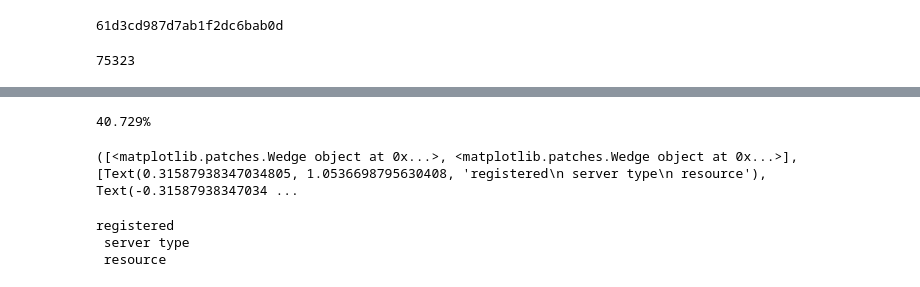
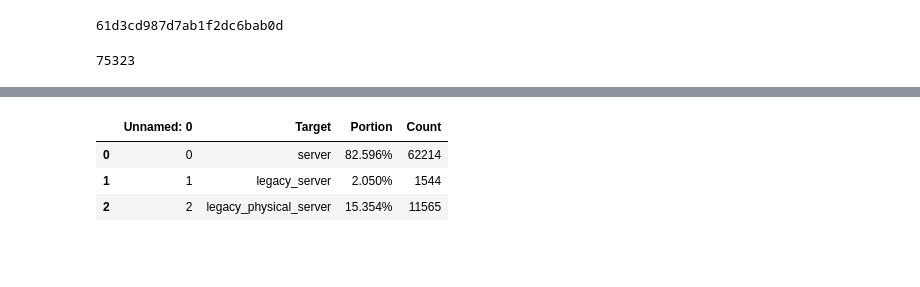
Before and after one commit to 2jimoo/statistics_with_mongodb_s3_papermill_k8s, a Jupyter notebook: resource_server_registration_rate.ipynb, the cells around one changed output, grey strips where cells are left out. Cells and saved outputs as stored; diff of their text form; code cells hidden in the pictures; blank space fills up the shorter version.

```diff
--- a/resource_server_registration_rate.ipynb
+++ b/resource_server_registration_rate.ipynb
@@ -98,14 +72,0 @@ To https://github.com/2jimoo/data_stastics
-# %%
-print(result[2][0].get_text())
-# %% [output]
-40.729%
-# %%
-print(result)
-# %% [output]
-([<matplotlib.patches.Wedge object at 0x...>, <matplotlib.patches.Wedge object at 0x...>], [Text(0.31587938347034805, 1.0536698795630408, 'registered\n server type\n resource'), Text(-0.31587938347034 ...
-# %%
-print(result[1][0].get_text())
-# %% [output]
-registered
- server type
- resource
@@ -111,0 +89,9 @@ registered
+# %%
+test_df =pd.read_csv("registered resources per type_2022-08-08 16:06:40.819073.csv")
+#test_df.set_index(keys=[test_df.columns[1]], drop = True)
+test_df.head()
+# %% [output]
+|  | Unnamed: 0 | Target | Portion | Count |
+| 0 | 0 | server | 82.596% | 62214 |
+| 1 | 1 | legacy_server | 2.050% | 1544 |
+| 2 | 2 | legacy_physical_server | 15.354% | 11565 |
```
Also changed, not shown: parts of 6 cells of this notebook, 3 other files.
